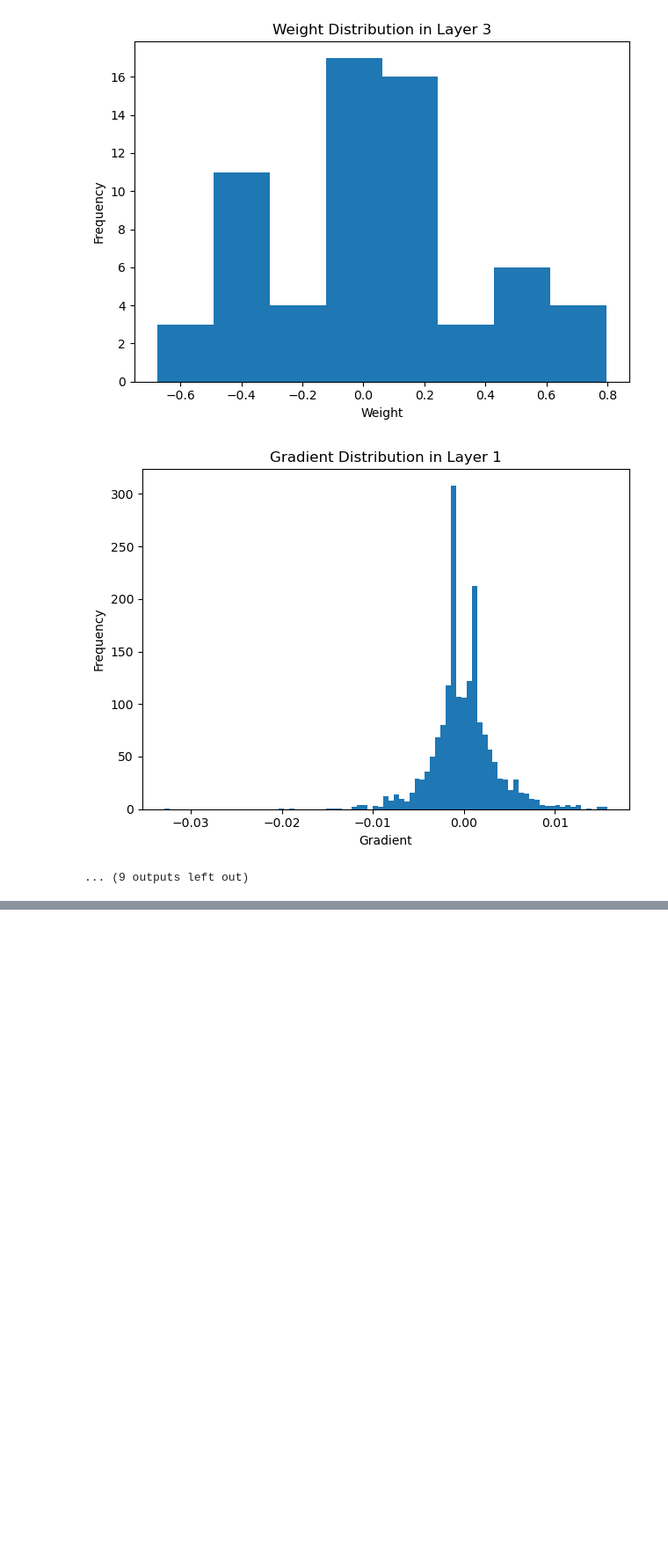
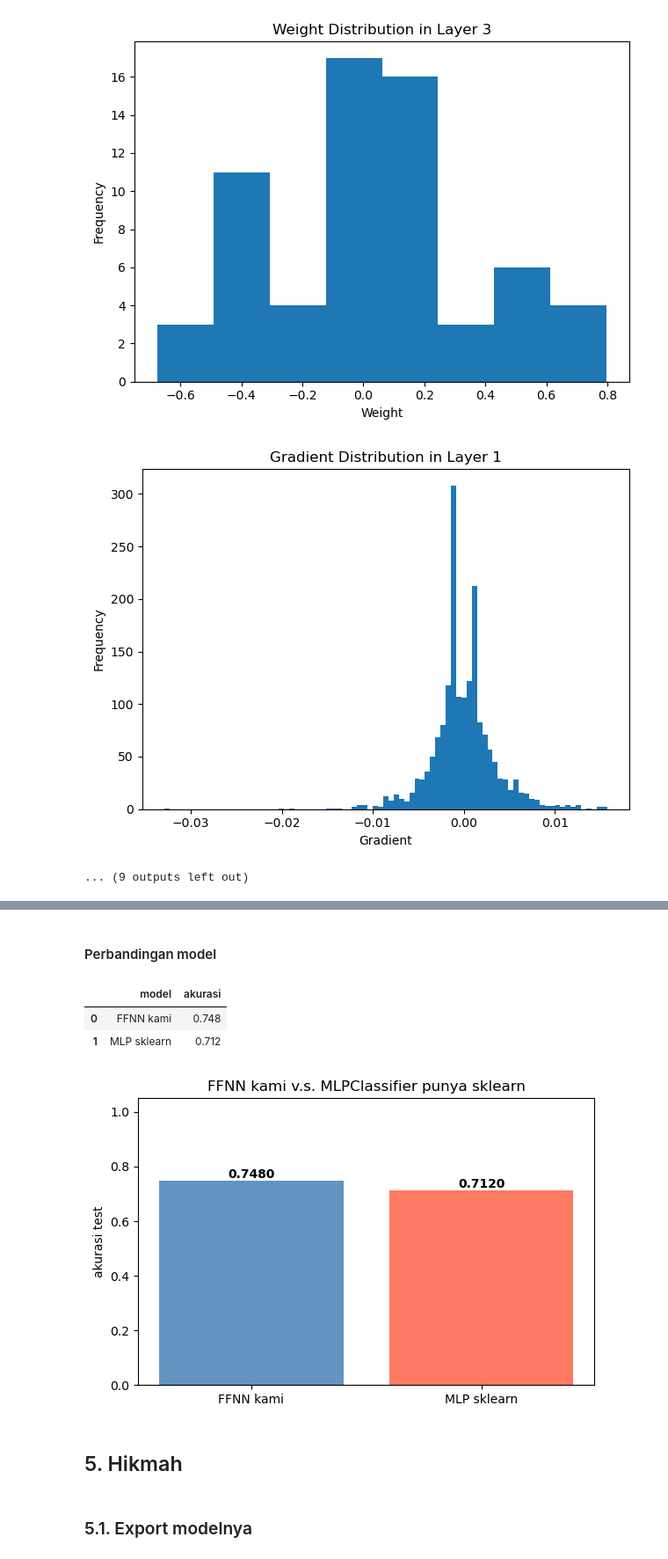
Before and after one commit to adharidwan/Tubes1-ML, a Jupyter notebook: src/notebook.ipynb, the cells around one changed output, grey strips where cells are left out. Shown at 88% size. Saved outputs shown, nothing was run; the diff lists cells and outputs as text; code cells hidden in the pictures; blank space fills up the shorter version.

Commit message:
feat: finish notebook and export model

```diff
--- a/src/notebook.ipynb
+++ b/src/notebook.ipynb
@@ -545,0 +550,6 @@ L1 (λ=1e-3)
+# %%
+comp_lr = 0.01
+comp_epochs = 50
+comp_batch_size = 32
+comp_arch = [input_dim, 64, 64, output_dim]
+comp_act   = ['relu', 'relu', 'softmax']
@@ -545,0 +558,6 @@ L1 (λ=1e-3)
+# %%
+model_aing = make_model(comp_arch, comp_act)
+fit_with_val(model_aing, X_train, y_train, X_val, y_val, batch_size=comp_batch_size, lr=comp_lr, epochs=comp_epochs, verbose=False)
+
+acc_model_aing = evaluate(model_aing, X_test, y_test, 'model aing test')
+print(classification_report(y_test, model_aing.predict(X_test), target_names=le.classes_))
@@ -545,0 +576,16 @@ L1 (λ=1e-3)
+# %%
+sklearn_mlp = MLPClassifier(
+    hidden_layer_sizes=(64, 64),
+    activation='relu',
+    solver='sgd',
+    learning_rate_init=comp_lr,
+    max_iter=comp_epochs,
+    batch_size=comp_batch_size,
+    random_state=SEED,
+    early_stopping=False,
+    verbose=False,
+)
+sklearn_mlp.fit(X_train, y_train)
+acc_model_sk = accuracy_score(y_test, sklearn_mlp.predict(X_test))
+print(f'akurasi: {sk_test_acc:.4f}')
+print(classification_report(y_test, sklearn_mlp.predict(X_test), target_names=le.classes_))
@@ -545,0 +602,27 @@ L1 (λ=1e-3)
+# %% [markdown]
+#### Perbandingan model
+# %%
+comp_df = pd.DataFrame({
+    'model':    ['FFNN kami', 'MLP sklearn'],
+    'akurasi': [acc_model_aing, acc_model_sk],
+})
+display(comp_df)
+
+fig, ax = plt.subplots(figsize=(6, 4))
+ax.bar(comp_df['model'], comp_df['akurasi'], color=['steelblue', 'tomato'], alpha=0.85)
+ax.set_ylim(0, 1.05)
+ax.set_ylabel('akurasi test')
+ax.set_title('FFNN kami v.s. MLPClassifier punya sklearn')
+for i, v in enumerate(comp_df['akurasi']):
+    ax.text(i, v + 0.01, f'{v:.4f}', ha='center', fontweight='bold')
+plt.tight_layout()
+plt.show()
+# %% [output]
+|  | model | akurasi |
+| 0 | FFNN kami | 0.748 |
+| 1 | MLP sklearn | 0.712 |
+[figure, added]
+# %% [markdown]
+## 5. Hikmah
+# %% [markdown]
+### 5.1. Export modelnya
```
Also changed, not shown: parts of 12 cells of this notebook, 1 other file.
